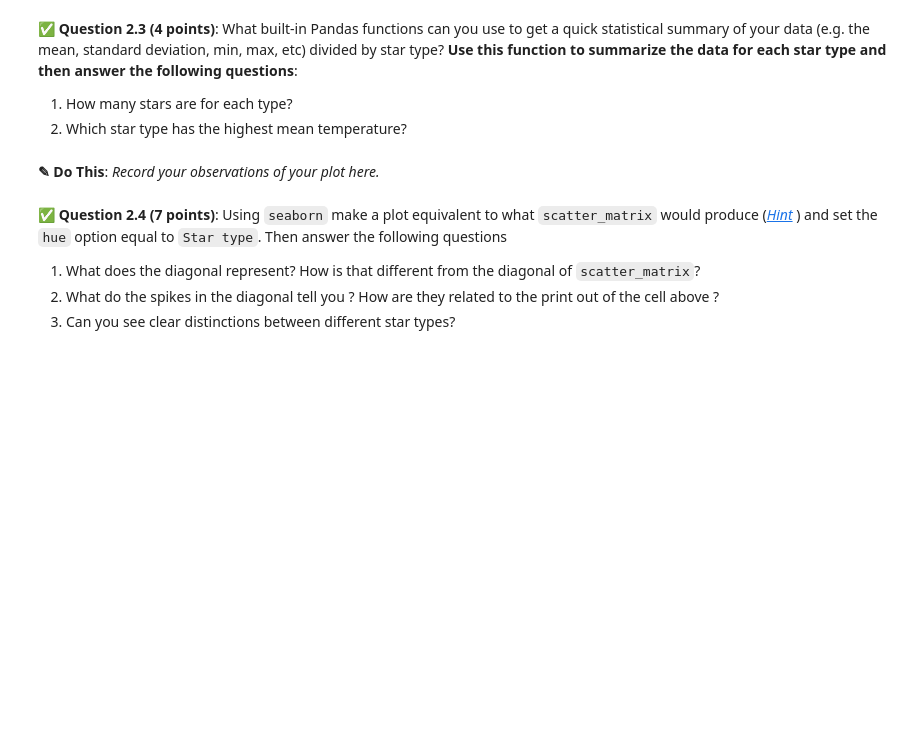
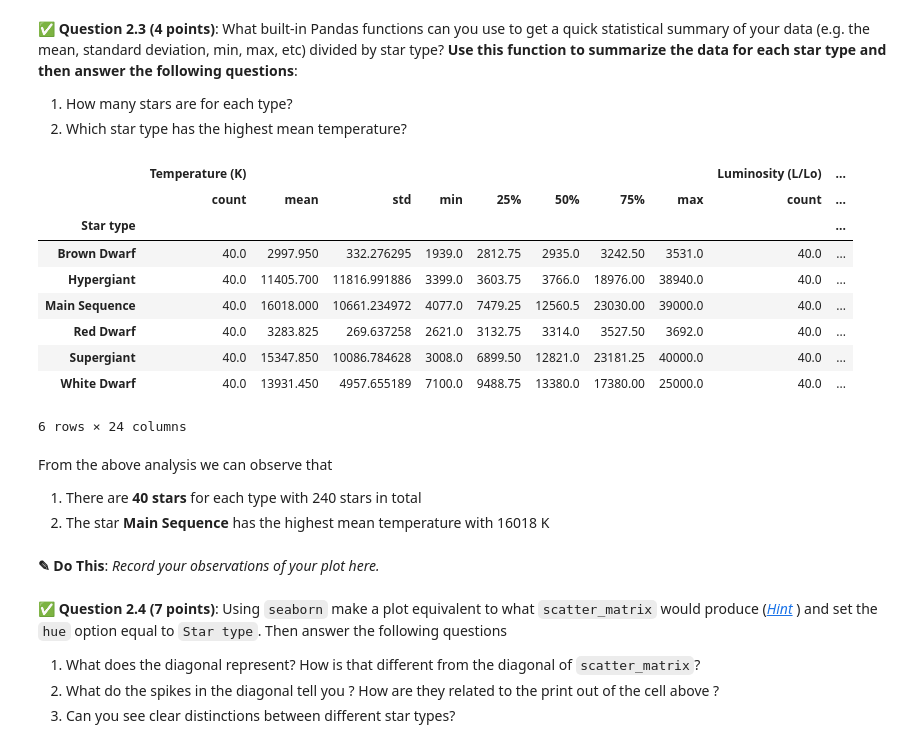
Before and after one commit to Rajmeet/cmse202-s22-turnin, a Jupyter notebook: hw-02/HW-02_PandasReviewAndPythonObjectsAndABM-STUDENT.ipynb, the cells around one changed output. Saved outputs shown, nothing was run; the diff lists cells and outputs as text; code cells hidden in the pictures; blank space fills up the shorter version.

```diff
--- a/hw-02/HW-02_PandasReviewAndPythonObjectsAndABM-STUDENT.ipynb
+++ b/hw-02/HW-02_PandasReviewAndPythonObjectsAndABM-STUDENT.ipynb
@@ -82,3 +139,20 @@ You should use the [`replace`](https://pandas.pydata.org/docs/reference/api/pand
+# %%
+stars.groupby('Star type').describe()
+# %% [output]
+|  | Temperature (K) |  |  |  |  |  |  |  | Luminosity (L/Lo) | ... |
+|  | count | mean | std | min | 25% | 50% | 75% | max | count | ... |
+| Star type |  |  |  |  |  |  |  |  |  | ... |
+| Brown Dwarf | 40.0 | 2997.950 | 332.276295 | 1939.0 | 2812.75 | 2935.0 | 3242.50 | 3531.0 | 40.0 | ... |
+| Hypergiant | 40.0 | 11405.700 | 11816.991886 | 3399.0 | 3603.75 | 3766.0 | 18976.00 | 38940.0 | 40.0 | ... |
+| Main Sequence | 40.0 | 16018.000 | 10661.234972 | 4077.0 | 7479.25 | 12560.5 | 23030.00 | 39000.0 | 40.0 | ... |
+| Red Dwarf | 40.0 | 3283.825 | 269.637258 | 2621.0 | 3132.75 | 3314.0 | 3527.50 | 3692.0 | 40.0 | ... |
+| Supergiant | 40.0 | 15347.850 | 10086.784628 | 3008.0 | 6899.50 | 12821.0 | 23181.25 | 40000.0 | 40.0 | ... |
+| White Dwarf | 40.0 | 13931.450 | 4957.655189 | 7100.0 | 9488.75 | 13380.0 | 17380.00 | 25000.0 | 40.0 | ... |
+6 rows × 24 columns
+# %% [markdown]
+From the above analysis we can observe that
+1. There are **40 stars** for each type with 240 stars in total
+2. The star **Main Sequence** has the highest mean temperature with 16018 K
 # %% [markdown]
 **<font size=+3>&#9998;</font> Do This**: *Record your observations of your plot here.*
 # %% [markdown]
```
Also changed, not shown: parts of 14 cells of this notebook, 1 other file.
